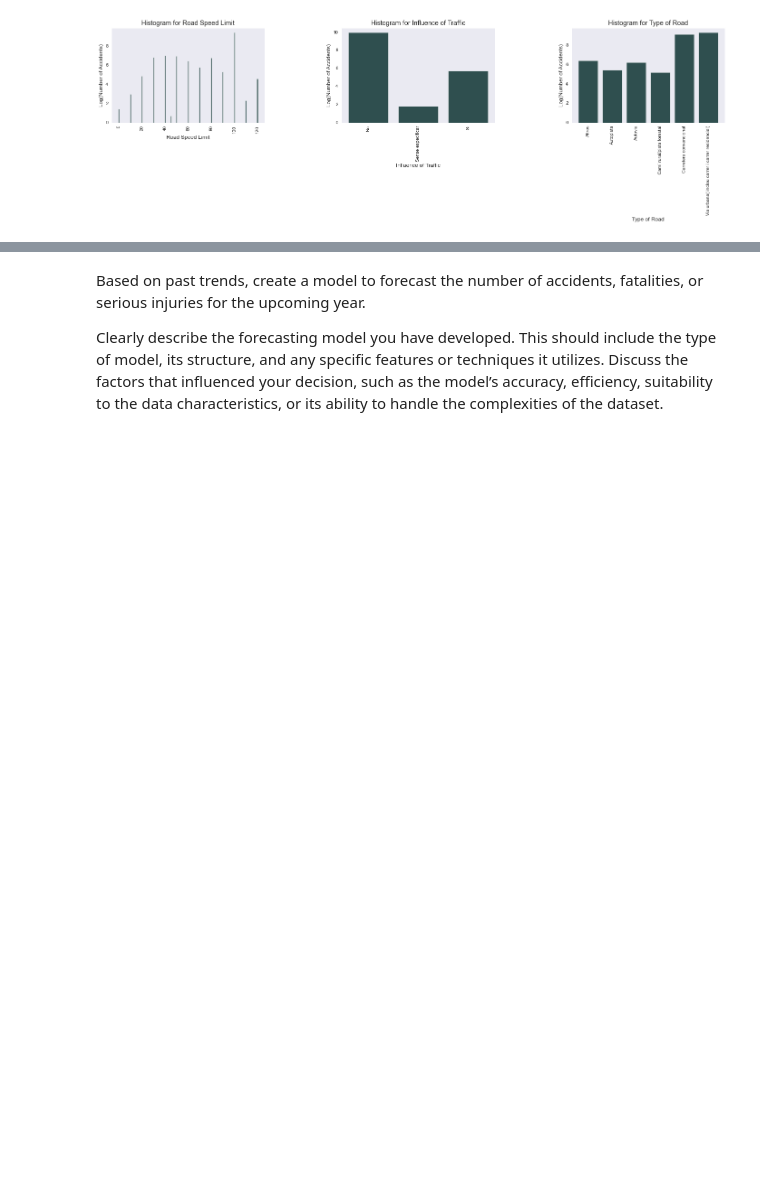
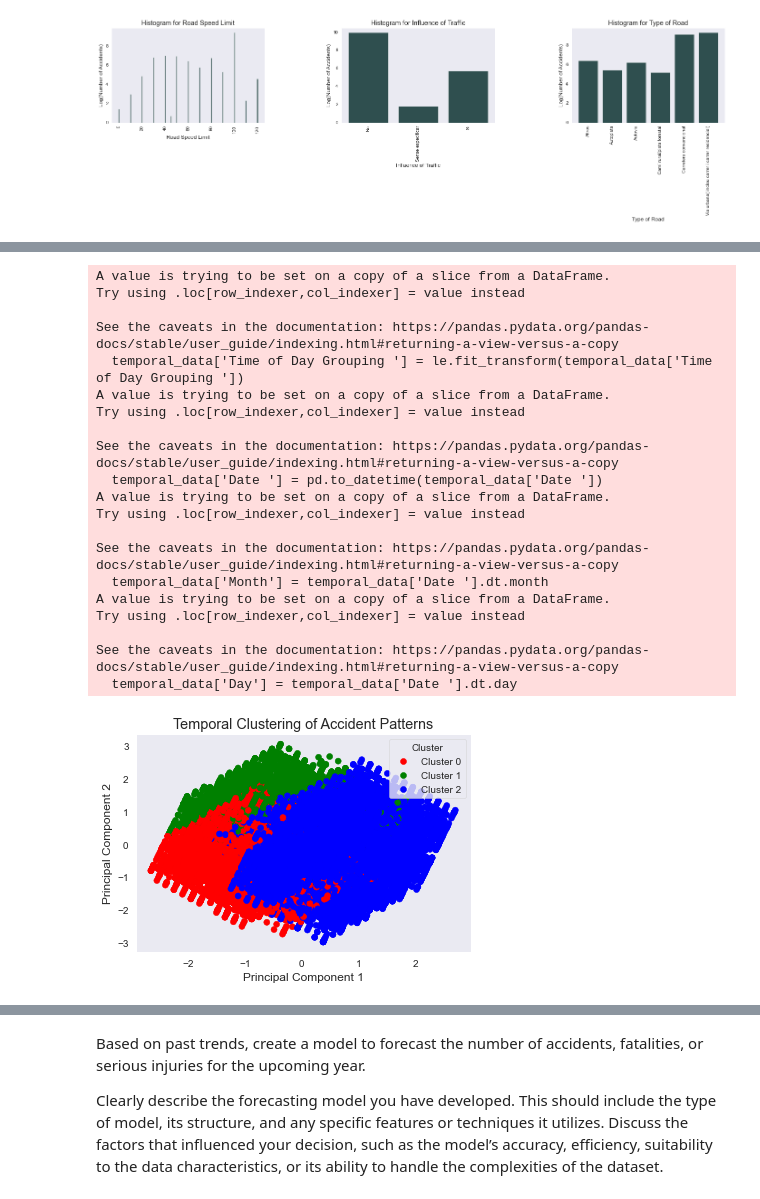
Before and after one commit to MarcLlopart/Traffic-Accident-Analysis, a Jupyter notebook: EDA.ipynb, the cells around one changed output, grey strips where cells are left out. Saved outputs shown, nothing was run; the diff lists cells and outputs as text; code cells hidden in the pictures; blank space fills up the shorter version.

```diff
--- a/EDA.ipynb
+++ b/EDA.ipynb
@@ -537,0 +571,77 @@ plt.show()
+# %%
+#9. Temporal Clustering
+#Are there specific periods (months, years) where accident patterns cluster significantly? What might be the causes for these clusters?
+import pandas as pd
+from sklearn.cluster import KMeans
+from sklearn.preprocessing import StandardScaler
+import matplotlib.pyplot as plt
+from sklearn.decomposition import PCA
+from sklearn.preprocessing import LabelEncoder
+from matplotlib.colors import ListedColormap
+# Assuming you have a DataFrame named 'df' with the specified columns
+temporal_columns = ['Year', 'Date ', 'Time of Day Grouping ']
+
+# Extract relevant columns
+temporal_data = raw_data[temporal_columns]
+le = LabelEncoder()
+temporal_data['Time of Day Grouping '] = le.fit_transform(temporal_data['Time of Day Grouping '])
+
+# Convert 'Date' to datetime type
+temporal_data['Date '] = pd.to_datetime(temporal_data['Date '])
+
+# Extract features from the date (e.g., month and day)
+temporal_data['Month'] = temporal_data['Date '].dt.month
+
+# Drop the original 'Date' column
+temporal_data = temporal_data.drop('Date ', axis=1)
+
+# Standardize the features
+scaler = StandardScaler()
+temporal_data_scaled = scaler.fit_transform(temporal_data)
+
+# Apply K-Means clustering
+kmeans = KMeans(n_clusters=3, random_state=42)
+temporal_data['Cluster'] = kmeans.fit_predict(temporal_data_scaled)
+
+
+# Principal Component Analysis (PCA) for visualization
+pca = PCA(n_components=3)
+temporal_data_pca = pca.fit_transform(temporal_data_scaled)
+
+
+# Define custom colormap for clusters
+cluster_colors = ['red', 'green', 'blue']
+cmap = ListedColormap(cluster_colors)
+
+# Plot clusters in 2D space using PCA
+scatter = plt.scatter(temporal_data_pca[:, 0], temporal_data_pca[:, 1], c=temporal_data['Cluster'], cmap=cmap)
+plt.title('Temporal Clustering of Accident Patterns')
+plt.xlabel('Principal Component 1')
+plt.ylabel('Principal Component 2')
+
+# Add legend with custom colors
+plt.legend(handles=scatter.legend_elements()[0], labels=[f'Cluster {i}' for i in range(len(cluster_colors))], title='Cluster', loc='upper right')
+
+plt.show()
+# %% [output]
+A value is trying to be set on a copy of a slice from a DataFrame.
+Try using .loc[row_indexer,col_indexer] = value instead
+
+See the caveats in the documentation: https://pandas.pydata.org/pandas-docs/stable/user_guide/indexing.html#returning-a-view-versus-a-copy
+  temporal_data['Time of Day Grouping '] = le.fit_transform(temporal_data['Time of Day Grouping '])
+A value is trying to be set on a copy of a slice from a DataFrame.
+Try using .loc[row_indexer,col_indexer] = value instead
+
+See the caveats in the documentation: https://pandas.pydata.org/pandas-docs/stable/user_guide/indexing.html#returning-a-view-versus-a-copy
+  temporal_data['Date '] = pd.to_datetime(temporal_data['Date '])
+A value is trying to be set on a copy of a slice from a DataFrame.
+Try using .loc[row_indexer,col_indexer] = value instead
+
+See the caveats in the documentation: https://pandas.pydata.org/pandas-docs/stable/user_guide/indexing.html#returning-a-view-versus-a-copy
+  temporal_data['Month'] = temporal_data['Date '].dt.month
+A value is trying to be set on a copy of a slice from a DataFrame.
+Try using .loc[row_indexer,col_indexer] = value instead
+
+See the caveats in the documentation: https://pandas.pydata.org/pandas-docs/stable/user_guide/indexing.html#returning-a-view-versus-a-copy
+  temporal_data['Day'] = temporal_data['Date '].dt.day
+[figure, added]
```
Also changed, not shown: parts of 11 cells of this notebook.
